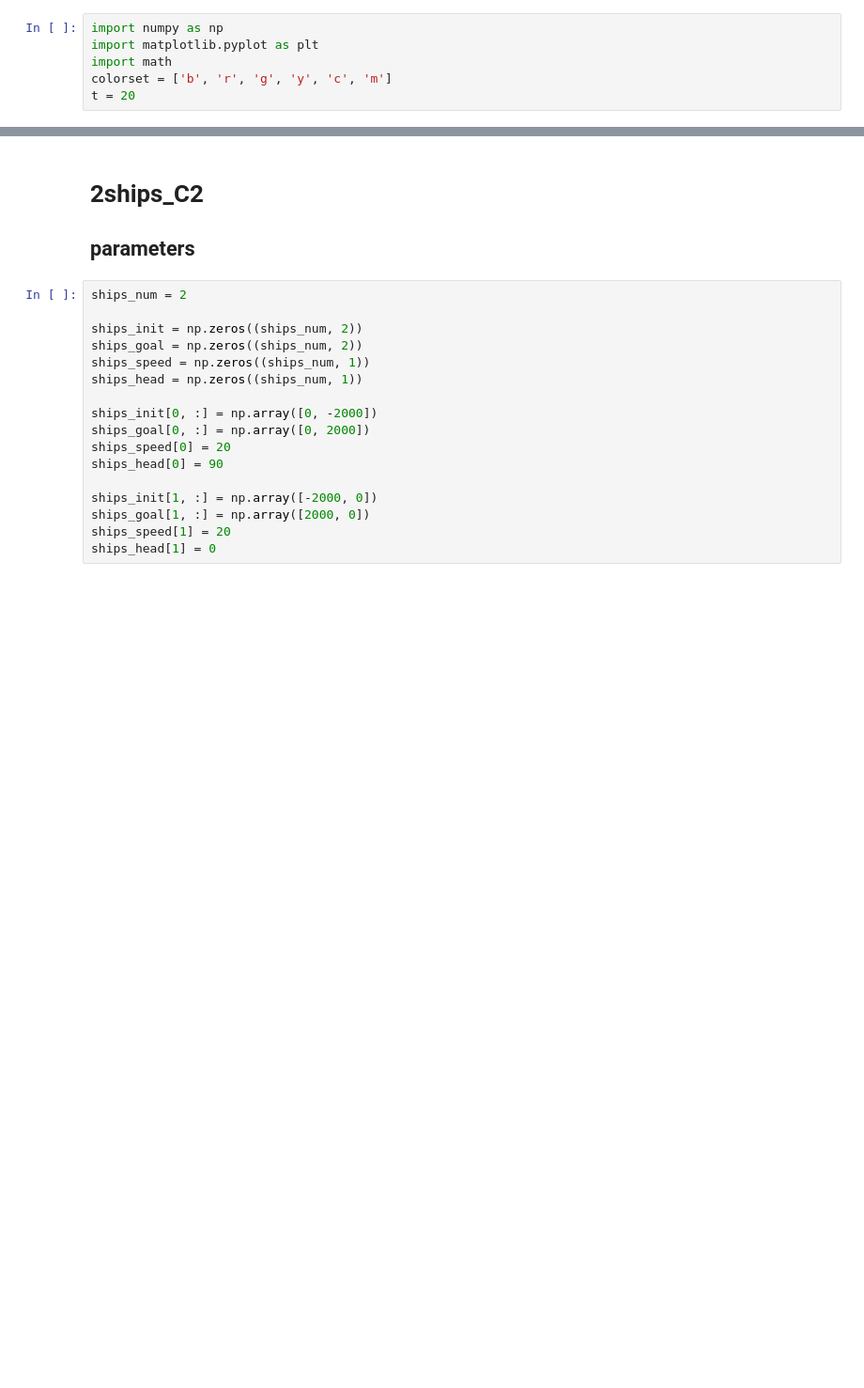
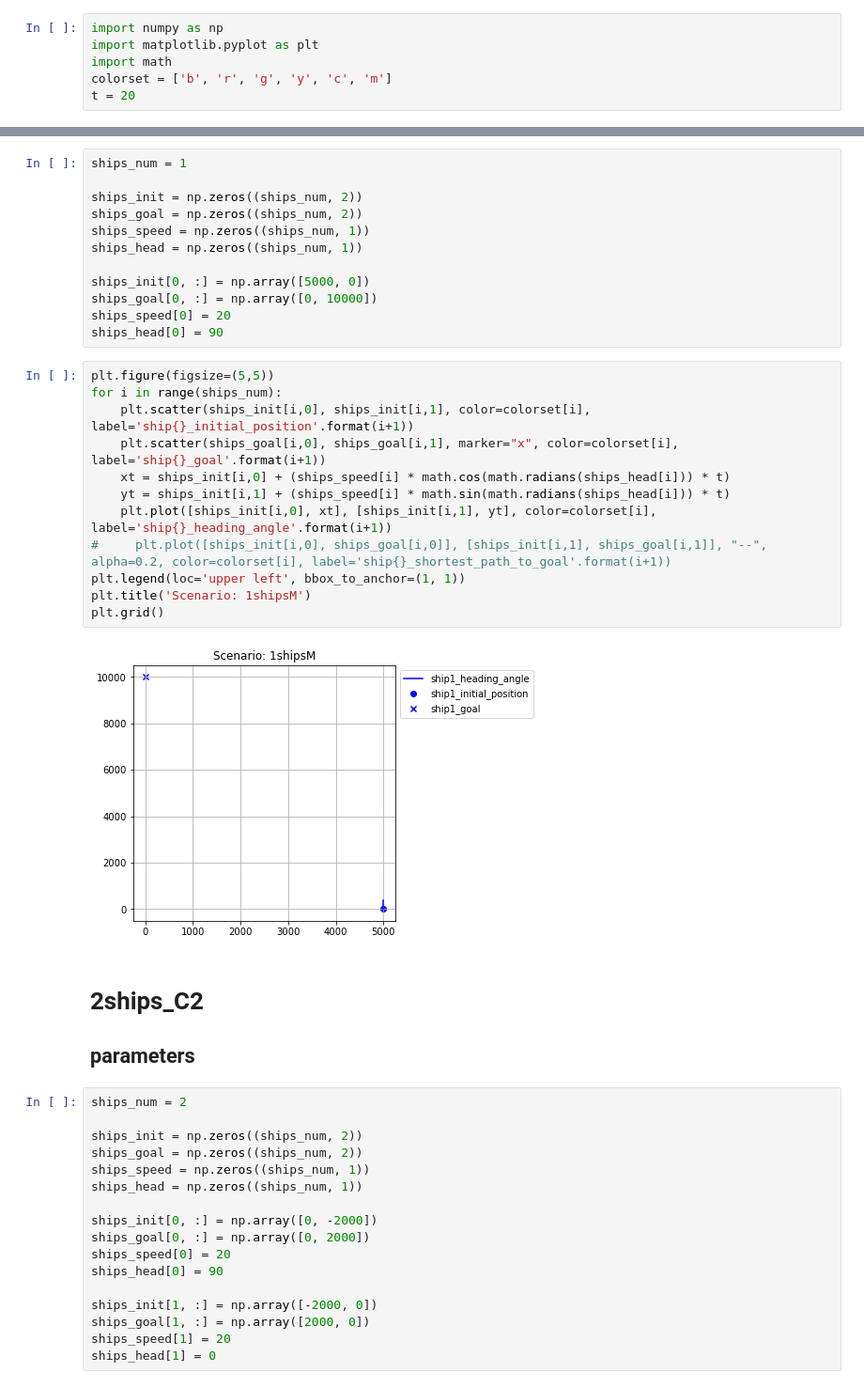
Before and after one commit to Emmanuel-Naive/MATD3, a Jupyter notebook: Scenarios/Scenario_illustration.ipynb, the cells around one changed output, grey strips where cells are left out. Shown at 94% size. Drawn from its saved outputs; the diff is of its cells as text; blank space fills up the shorter version.

Commit message:
Saved scenarios

```diff
--- a/Scenarios/Scenario_illustration.ipynb
+++ b/Scenarios/Scenario_illustration.ipynb
@@ -7,3 +10,29 @@ t = 20
+# %%
+ships_num = 1
+
+ships_init = np.zeros((ships_num, 2))
+ships_goal = np.zeros((ships_num, 2))
+ships_speed = np.zeros((ships_num, 1))
+ships_head = np.zeros((ships_num, 1))
+
+ships_init[0, :] = np.array([5000, 0])
+ships_goal[0, :] = np.array([0, 10000])
+ships_speed[0] = 20
+ships_head[0] = 90
+# %%
+plt.figure(figsize=(5,5))
+for i in range(ships_num):
+    plt.scatter(ships_init[i,0], ships_init[i,1], color=colorset[i], label='ship{}_initial_position'.format(i+1))
+    plt.scatter(ships_goal[i,0], ships_goal[i,1], marker="x", color=colorset[i], label='ship{}_goal'.format(i+1))
+    xt = ships_init[i,0] + (ships_speed[i] * math.cos(math.radians(ships_head[i])) * t)
+    yt = ships_init[i,1] + (ships_speed[i] * math.sin(math.radians(ships_head[i])) * t)
+    plt.plot([ships_init[i,0], xt], [ships_init[i,1], yt], color=colorset[i], label='ship{}_heading_angle'.format(i+1))
+#     plt.plot([ships_init[i,0], ships_goal[i,0]], [ships_init[i,1], ships_goal[i,1]], "--", alpha=0.2, color=colorset[i], label='ship{}_shortest_path_to_goal'.format(i+1))
+plt.legend(loc='upper left', bbox_to_anchor=(1, 1))
+plt.title('Scenario: 1shipsM')
+plt.grid()
+# %% [output]
+[figure, added]
 # %% [markdown]
 # 2ships_C2
 ## parameters
```
Also changed, not shown: parts of 1 cell of this notebook.
